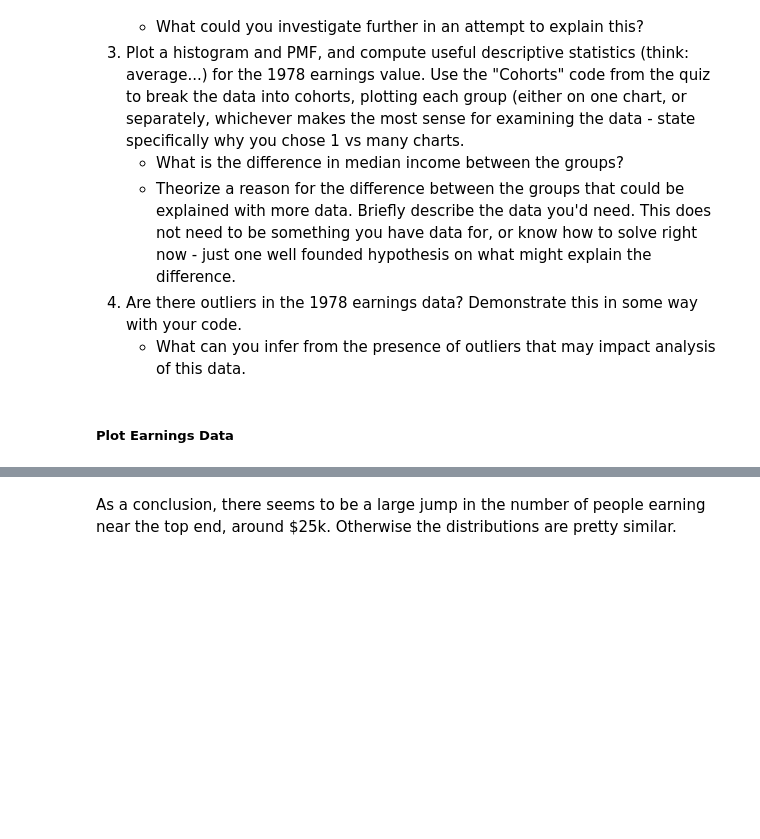
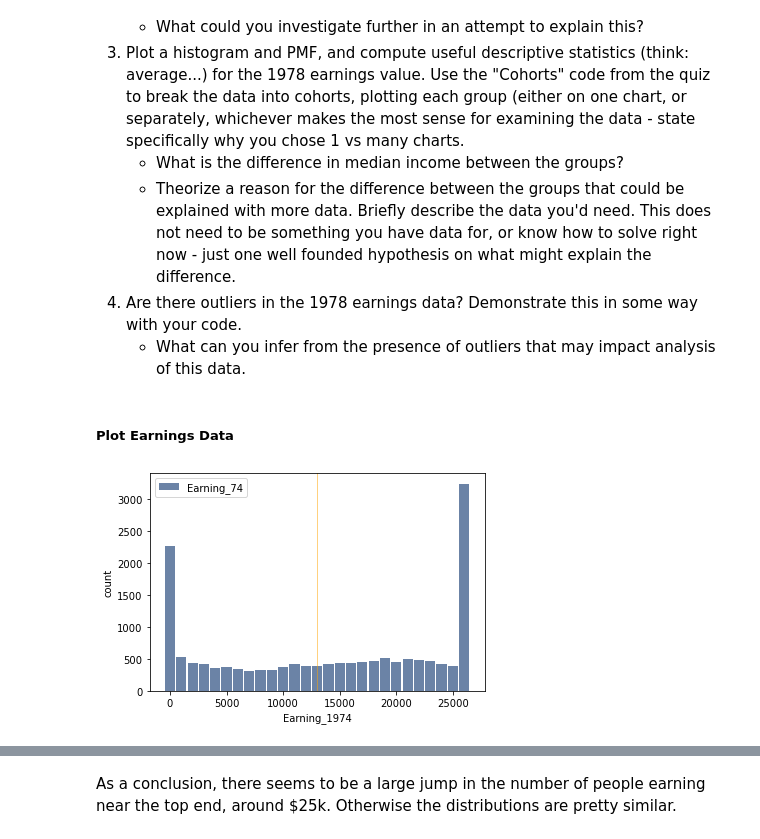
Before and after one commit to Isaacjimoh/BSIP_Assignment_1_Students, a Jupyter notebook: stats_asn_1_stud_temp.ipynb, the cells around one changed output, grey strips where cells are left out. Drawn from its saved outputs; the diff is of its cells as text; code cells hidden in the pictures; blank space fills up the shorter version.

```diff
--- a/stats_asn_1_stud_temp.ipynb
+++ b/stats_asn_1_stud_temp.ipynb
@@ -124,3 +193,12 @@ df.describe()
 </ol>
 # %% [markdown]
 ##### Plot Earnings Data
+# %%
+#QUESTION 1
+
+Earnings_in_74 = thinkstats2.Hist(round(df['Earnings_1974'],-3), label='Earning_74')
+thinkplot.Hist(Earnings_in_74)
+thinkplot.Config(xlabel='Earning_1974', ylabel='count')
+thinkplot.axvline(np.mean(Earnings_in_74), color="Orange")
+# %% [output]
+[figure, added]
```
Also changed, not shown: parts of 12 cells of this notebook.
